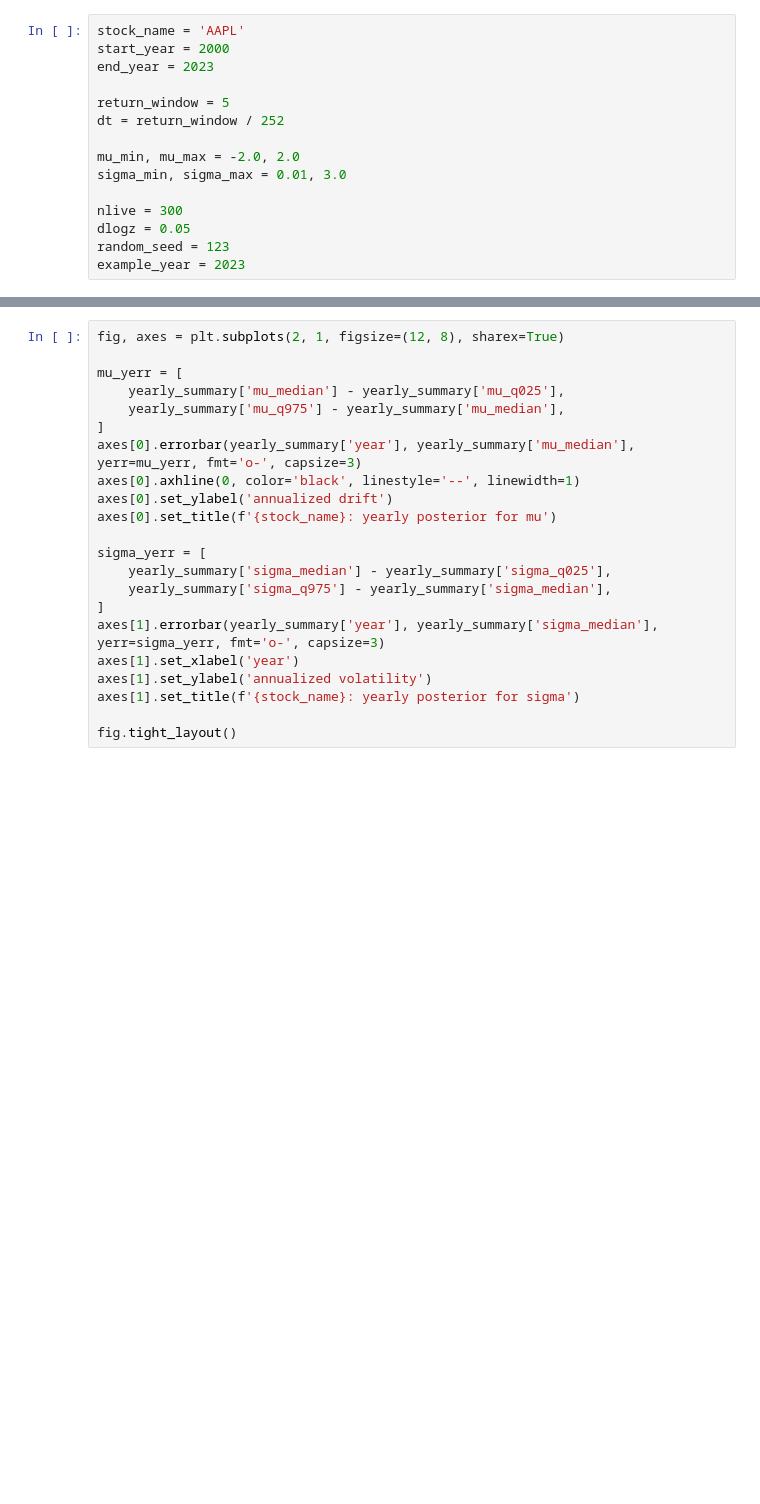
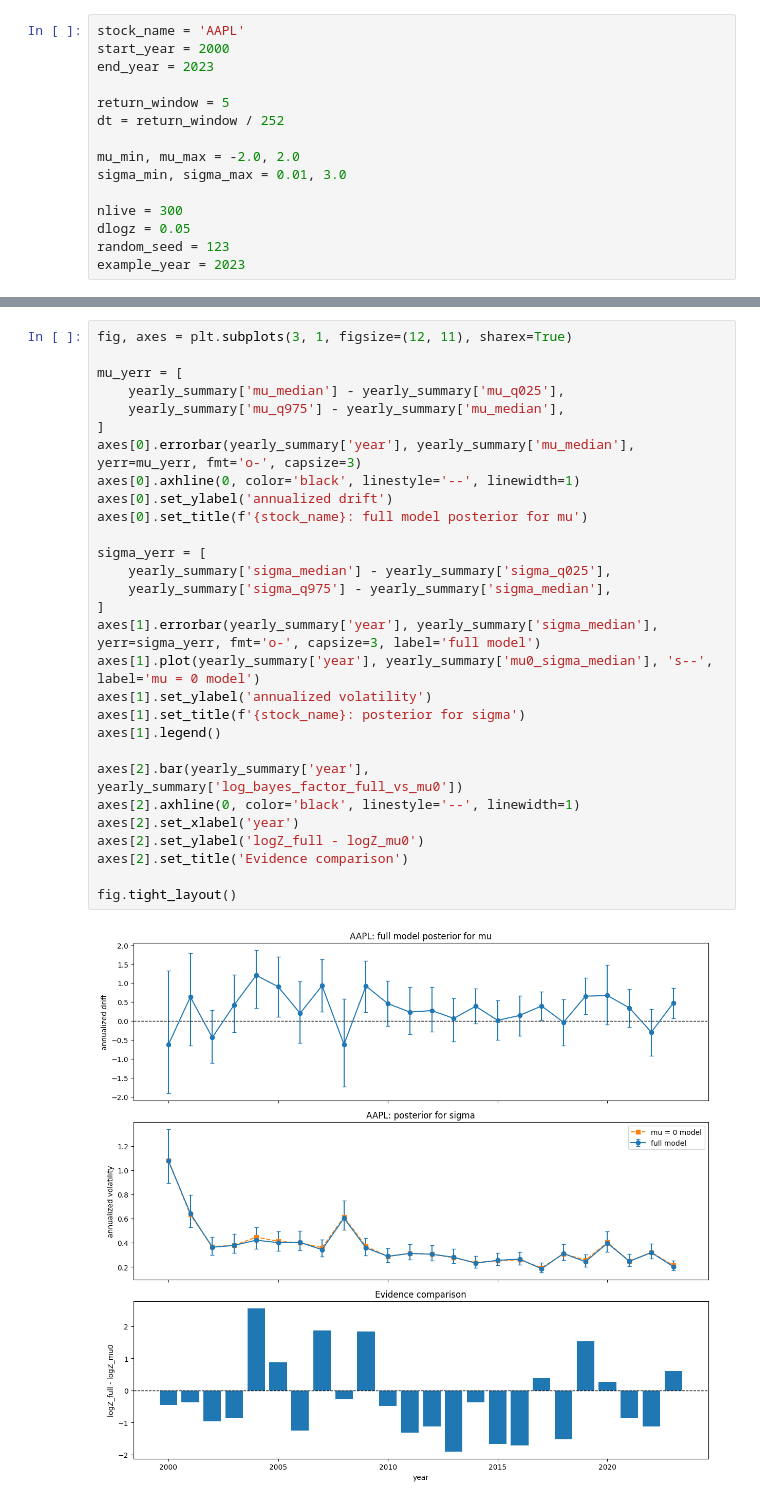
Before and after one commit to RezaCodz/Math_finance_models, a Jupyter notebook: notebooks/01_gbm_nested_sampling_drift_volatility.ipynb, the cells around one changed output, grey strips where cells are left out. Drawn from its saved outputs; the diff is of its cells as text; blank space fills up the shorter version.

```diff
--- a/notebooks/01_gbm_nested_sampling_drift_volatility.ipynb
+++ b/notebooks/01_gbm_nested_sampling_drift_volatility.ipynb
@@ -121,22 +192,31 @@ yearly_summary
 # %%
-fig, axes = plt.subplots(2, 1, figsize=(12, 8), sharex=True)
+fig, axes = plt.subplots(3, 1, figsize=(12, 11), sharex=True)
 
 mu_yerr = [
     yearly_summary['mu_median'] - yearly_summary['mu_q025'],
     yearly_summary['mu_q975'] - yearly_summary['mu_median'],
 ]
 axes[0].errorbar(yearly_summary['year'], yearly_summary['mu_median'], yerr=mu_yerr, fmt='o-', capsize=3)
 axes[0].axhline(0, color='black', linestyle='--', linewidth=1)
 axes[0].set_ylabel('annualized drift')
-axes[0].set_title(f'{stock_name}: yearly posterior for mu')
+axes[0].set_title(f'{stock_name}: full model posterior for mu')
 
 sigma_yerr = [
     yearly_summary['sigma_median'] - yearly_summary['sigma_q025'],
     yearly_summary['sigma_q975'] - yearly_summary['sigma_median'],
 ]
-axes[1].errorbar(yearly_summary['year'], yearly_summary['sigma_median'], yerr=sigma_yerr, fmt='o-', capsize=3)
-axes[1].set_xlabel('year')
+axes[1].errorbar(yearly_summary['year'], yearly_summary['sigma_median'], yerr=sigma_yerr, fmt='o-', capsize=3, label='full model')
+axes[1].plot(yearly_summary['year'], yearly_summary['mu0_sigma_median'], 's--', label='mu = 0 model')
 axes[1].set_ylabel('annualized volatility')
-axes[1].set_title(f'{stock_name}: yearly posterior for sigma')
+axes[1].set_title(f'{stock_name}: posterior for sigma')
+axes[1].legend()
+
+axes[2].bar(yearly_summary['year'], yearly_summary['log_bayes_factor_full_vs_mu0'])
+axes[2].axhline(0, color='black', linestyle='--', linewidth=1)
+axes[2].set_xlabel('year')
+axes[2].set_ylabel('logZ_full - logZ_mu0')
+axes[2].set_title('Evidence comparison')
 
 fig.tight_layout()
+# %% [output]
+[figure, added]
```
Also changed, not shown: parts of 8 cells of this notebook.
